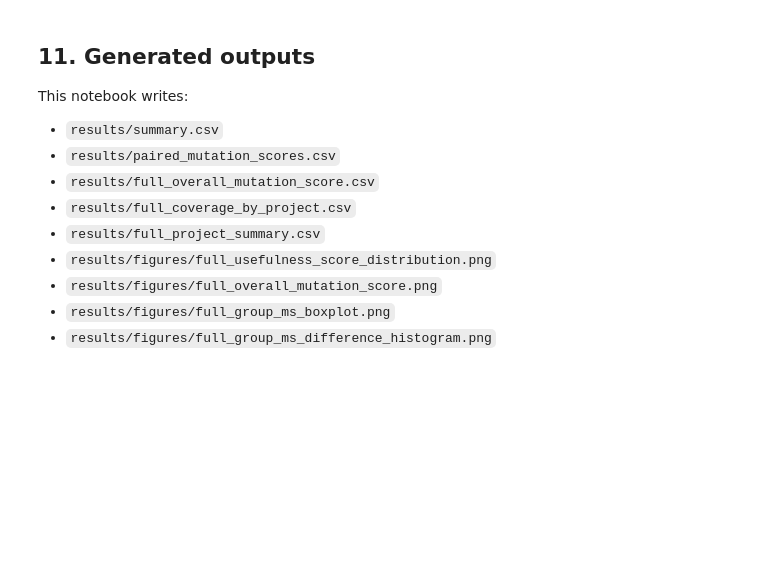
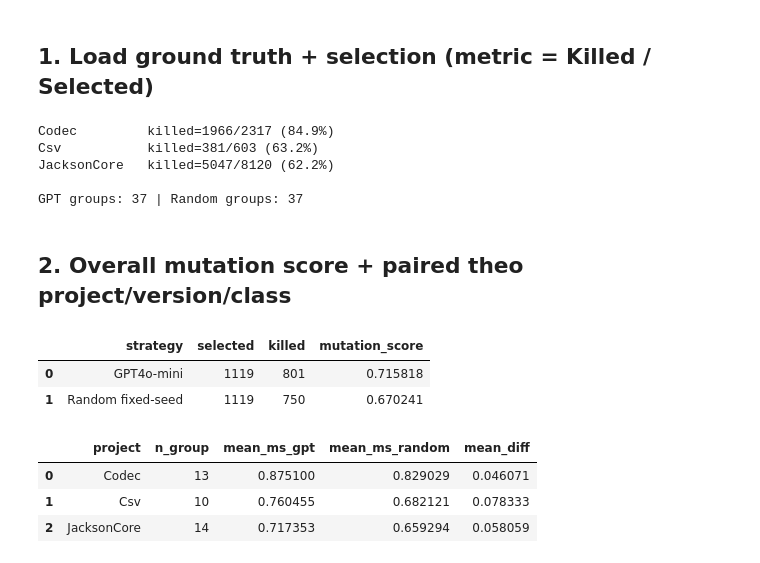
Before and after one commit to KhoiPhanDinh/RT-SWT-003-nhom3, a Jupyter notebook: results/full_analysis.ipynb, the cells around one changed output. Drawn from its saved outputs; the diff is of its cells as text; code cells hidden in the pictures; blank space fills up the shorter version.

```diff
--- a/results/full_analysis.ipynb
+++ b/results/full_analysis.ipynb
@@ -525,14 +25,62 @@ Subgroup notes:
-# %% [markdown]
-## 11. Generated outputs
-
-This notebook writes:
-
-- `results/summary.csv`
-- `results/paired_mutation_scores.csv`
-- `results/full_overall_mutation_score.csv`
-- `results/full_coverage_by_project.csv`
-- `results/full_project_summary.csv`
-- `results/figures/full_usefulness_score_distribution.png`
-- `results/figures/full_overall_mutation_score.png`
-- `results/figures/full_group_ms_boxplot.png`
-- `results/figures/full_group_ms_difference_histogram.png`
+# %% [markdown]
+## 1. Load ground truth + selection (metric = Killed / Selected)
+# %%
+gt = pd.read_csv(DATA/'full_ground_truth.csv')
+gt['mutant_id'] = gt['mutant_id'].astype(str)
+gt['killed'] = gt['status'].astype(str).str.upper().eq('KILLED').astype(int)
+killmap = dict(zip(gt['mutant_id'], gt['killed']))
+
+# Health check per project (Codec tung 100% NO_COVERAGE, da fix)
+for p,g in gt.groupby('project'):
+    k=g['killed'].sum(); print(f'{p:<13} killed={k}/{len(g)} ({k/len(g):.1%})')
+assert gt.groupby('project')['killed'].sum().gt(0).all(), 'Co project 0 KILLED — data hong!'
+
+def group_ms(path):
+    d = pd.read_csv(path); d['mutant_id']=d['mutant_id'].astype(str)
+    d['killed']=d['mutant_id'].map(killmap)
+    g = d.groupby(KEYS,dropna=False).agg(selected=('mutant_id','count'), killed=('killed','sum')).reset_index()
+    g['ms']=g['killed']/g['selected']
+    return g
+
+gpt = group_ms(RESULTS/'full_gpt_selected_bygroup.csv')
+rnd = group_ms(RESULTS/f'full_random_selected_bygroup_seed{SEED}.csv')
+print('\nGPT groups:', len(gpt), '| Random groups:', len(rnd))
+# %% [output]
+Codec         killed=1966/2317 (84.9%)
+Csv           killed=381/603 (63.2%)
+JacksonCore   killed=5047/8120 (62.2%)
+
+GPT groups: 37 | Random groups: 37
+# %% [markdown]
+## 2. Overall mutation score + paired theo project/version/class
+# %%
+gk,gn = int(gpt['killed'].sum()), int(gpt['selected'].sum())
+rk,rn = int(rnd['killed'].sum()), int(rnd['selected'].sum())
+overall = pd.DataFrame([
+    {'strategy':'GPT4o-mini','selected':gn,'killed':gk,'mutation_score':gk/gn},
+    {'strategy':'Random fixed-seed','selected':rn,'killed':rk,'mutation_score':rk/rn}])
+overall.to_csv(RESULTS/'full_overall_mutation_score.csv', index=False)
+display(overall)
+
+paired = gpt.rename(columns={'selected':'selected_gpt','killed':'killed_gpt','ms':'ms_gpt'}).merge(
+    rnd.rename(columns={'selected':'selected_random','killed':'killed_random','ms':'ms_random'}),
+    on=KEYS, how='outer')
+for c in ['ms_gpt','ms_random']: paired[c]=paired[c].fillna(0.0)
+for c in ['selected_gpt','killed_gpt','selected_random','killed_random']: paired[c]=paired[c].fillna(0).astype(int)
+paired['diff_gpt_minus_random'] = paired['ms_gpt'] - paired['ms_random']
+paired = paired.sort_values(KEYS).reset_index(drop=True)
+paired.to_csv(RESULTS/'paired_mutation_scores.csv', index=False)
+
+proj = paired.groupby('project').agg(n_group=('class_name','count'),
+    mean_ms_gpt=('ms_gpt','mean'), mean_ms_random=('ms_random','mean')).reset_index()
+proj['mean_diff']=proj['mean_ms_gpt']-proj['mean_ms_random']
+proj.to_csv(RESULTS/'full_project_summary.csv', index=False)
+display(proj)
+# %% [output]
+|  | strategy | selected | killed | mutation_score |
+| 0 | GPT4o-mini | 1119 | 801 | 0.715818 |
+| 1 | Random fixed-seed | 1119 | 750 | 0.670241 |
+|  | project | n_group | mean_ms_gpt | mean_ms_random | mean_diff |
+| 0 | Codec | 13 | 0.875100 | 0.829029 | 0.046071 |
+| 1 | Csv | 10 | 0.760455 | 0.682121 | 0.078333 |
+| 2 | JacksonCore | 14 | 0.717353 | 0.659294 | 0.058059 |
```
Also changed, not shown: parts of 30 cells of this notebook, 14 other files.
